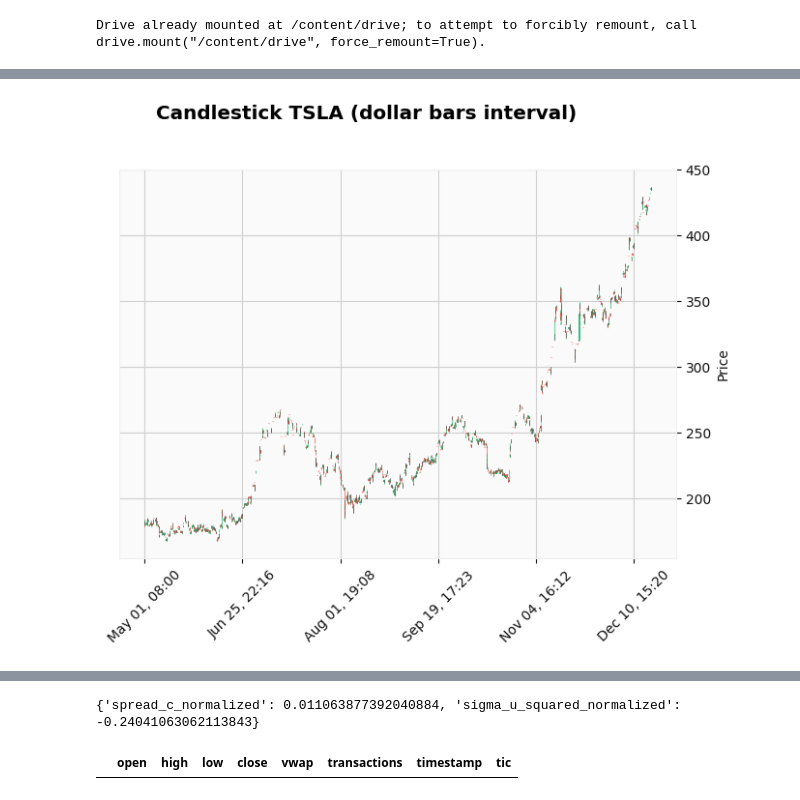
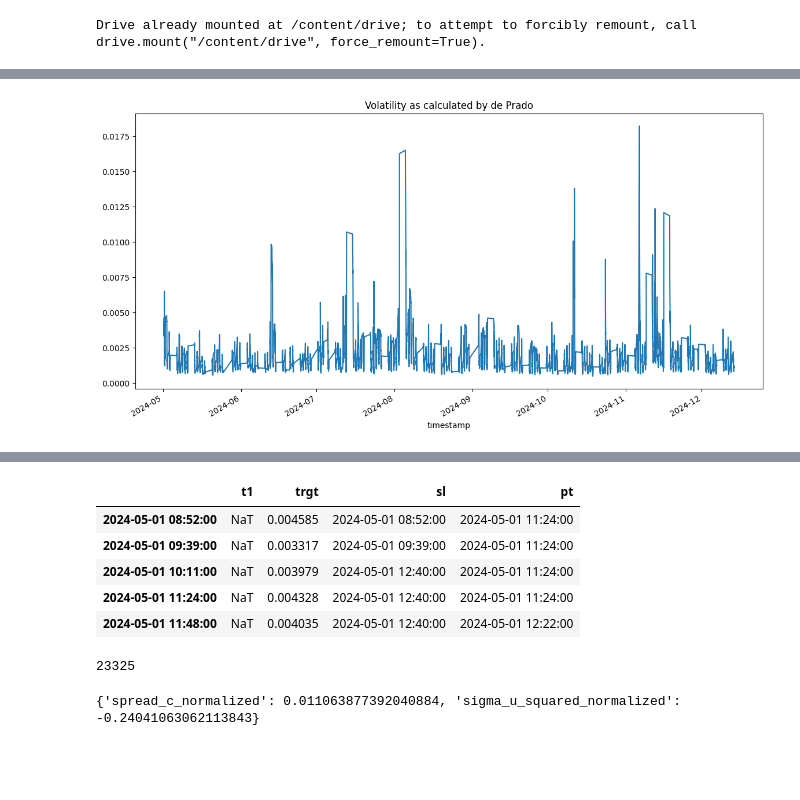
Before and after one commit to SvenTern/algotrade, a Jupyter notebook: test_dollar_bars.ipynb, the cells around one changed output, grey strips where cells are left out. Saved outputs shown, nothing was run; the diff lists cells and outputs as text; code cells hidden in the pictures; blank space fills up the shorter version.

```diff
--- a/test_dollar_bars.ipynb
+++ b/test_dollar_bars.ipynb
@@ -910,4 +151,29 @@ data_final
-# %%
-processor.candle_plot(data_final, tic = 'TSLA', interval = "dollar bars")
-# %% [output]
-[figure, removed]
+# %%
+working_frame = data_normalized
+normalized_data = True
+
+data = working_frame[working_frame['tic'] == 'TSLA']
+
+vol = get_daily_vol(close=data['close'], lookback=50, normalized_data = normalized_data)
+vol.plot(figsize=(14, 7), title='Volatility as calculated by de Prado')
+plt.show()
+# Apply Symmetric CUSUM filter and get timestamps for events
+# Note: Only the CUSUM filter needs a point estimate for volatility
+cusum_events = cusum_filter(data['close'], threshold=vol.mean())
+print('cusum_events', len(cusum_events))
+# Compute vertical barrier
+vertical_barriers = labeling.add_vertical_barrier(cusum_events, data['close'],num_days=1)
+print('vertical_barriers',len(vertical_barriers))
+triple_barrier_events = labeling.get_events(close=data['close'],
+                                               t_events=cusum_events,
+                                               pt_sl=[1, 1],
+                                               target=vol,
+                                               num_threads=1,
+                                               vertical_barrier_times=vertical_barriers,
+                                               side_prediction=None)
+print('triple_barrier_events', len(triple_barrier_events))
+labels = labeling.get_bins(triple_barrier_events, data['close'])
+print('labels', len(labels))
+print(labels['bin'].value_counts())
+# %% [output]
+[figure, added]
@@ -914,3 +197,16 @@ processor.candle_plot(data_final, tic = 'TSLA', interval = "dollar bars")
+# %%
+triple_barrier_events.head()
+# %% [output]
+|  | t1 | trgt | sl | pt |
+| 2024-05-01 08:52:00 | NaT | 0.004585 | 2024-05-01 08:52:00 | 2024-05-01 11:24:00 |
+| 2024-05-01 09:39:00 | NaT | 0.003317 | 2024-05-01 09:39:00 | 2024-05-01 11:24:00 |
+| 2024-05-01 10:11:00 | NaT | 0.003979 | 2024-05-01 12:40:00 | 2024-05-01 11:24:00 |
+| 2024-05-01 11:24:00 | NaT | 0.004328 | 2024-05-01 12:40:00 | 2024-05-01 11:24:00 |
+| 2024-05-01 11:48:00 | NaT | 0.004035 | 2024-05-01 12:40:00 | 2024-05-01 12:22:00 |
+# %%
+len(triple_barrier_events)
+# %% [output]
+23325
 # %%
 import numpy as np
 import pandas as pd
@@ -987,4 +260,0 @@ else:
-# %%
-data_normalize
-# %% [output]
-|  | open | high | low | close | vwap | transactions | timestamp | tic |
```
Also changed, not shown: parts of 15 cells of this notebook.
